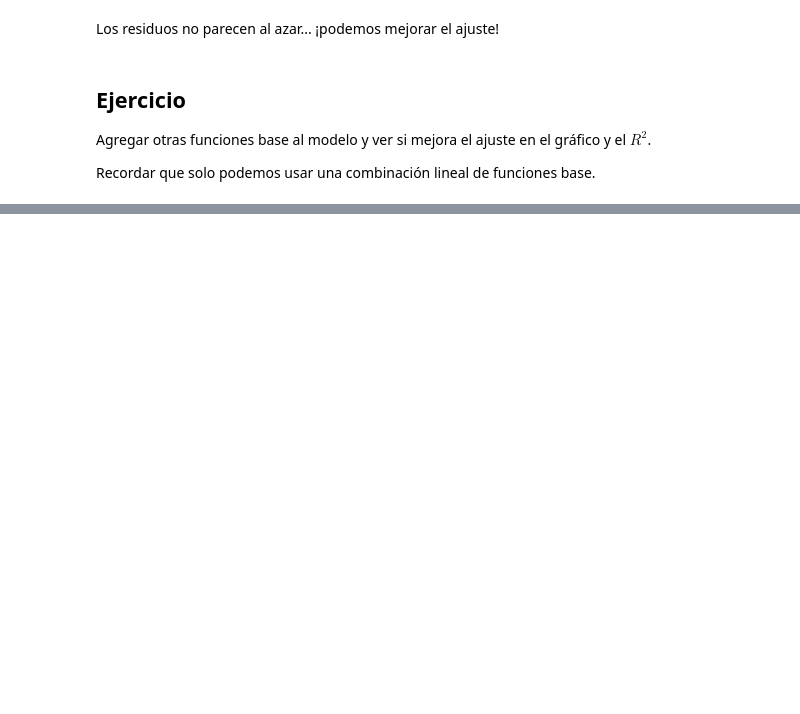
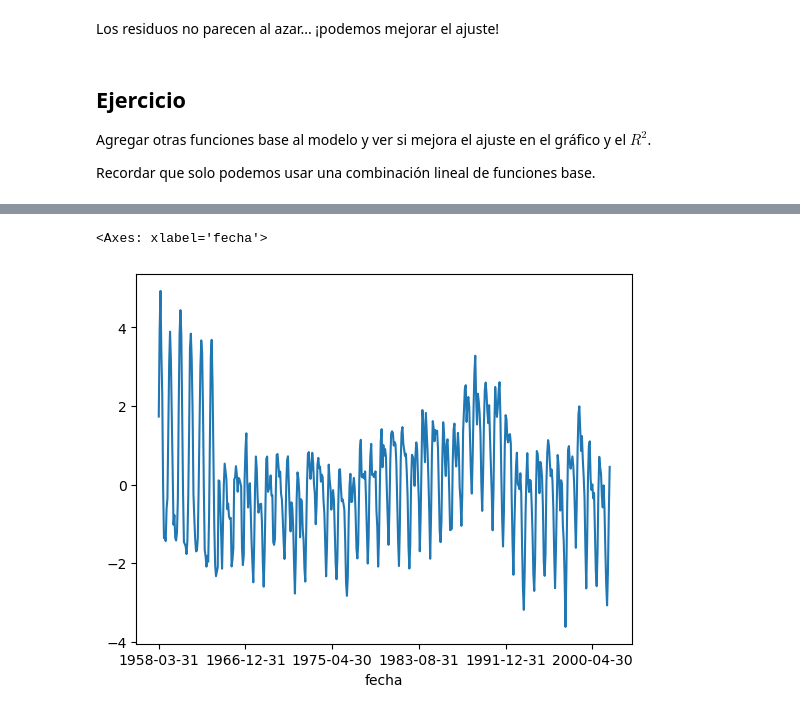
Before and after one commit to deusdevok/UBAExactasCompu, a Jupyter notebook: LaboDatos/Notebooks/clase05-ldd-cuadradosminimos-clase.ipynb, the cells around one changed output, grey strips where cells are left out. Cells and saved outputs as stored; diff of their text form; code cells hidden in the pictures; blank space fills up the shorter version.

```diff
--- a/LaboDatos/Notebooks/clase05-ldd-cuadradosminimos-clase.ipynb
+++ b/LaboDatos/Notebooks/clase05-ldd-cuadradosminimos-clase.ipynb
@@ -250,0 +428,7 @@ Recordar que solo podemos usar una combinación lineal de funciones base.
+# %%
+# Residuos
+data["res"] = data["co2"] - data["pred"]
+data.res.plot()
+# %% [output]
+<Axes: xlabel='fecha'>
+[figure, added]
```
Also changed, not shown: parts of 24 cells of this notebook, 38 other files.
